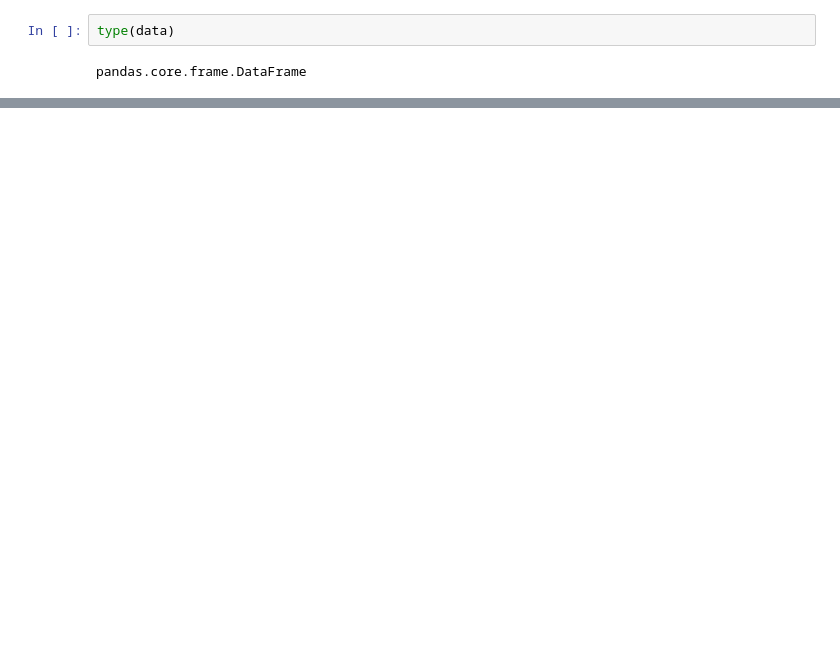
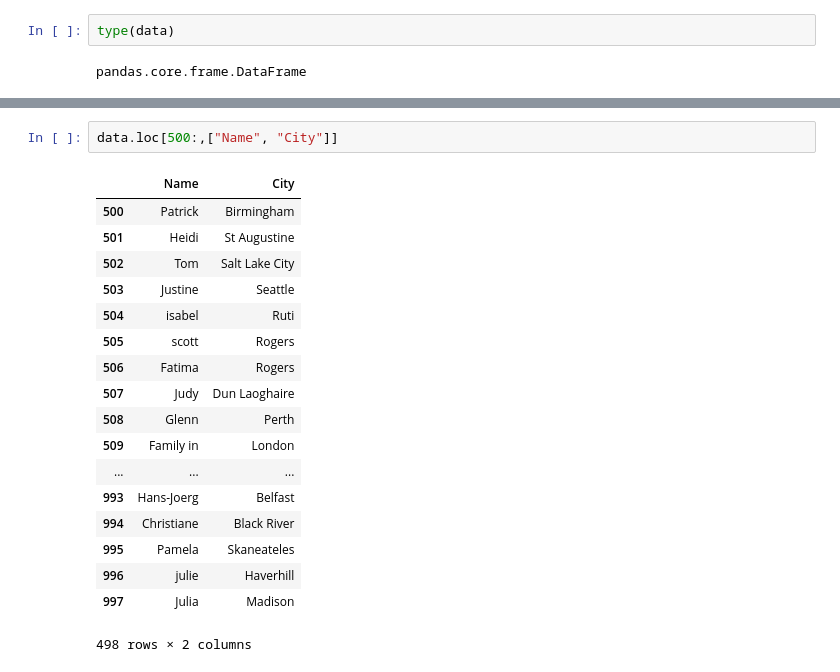
Before and after one commit to ParthasarathySubburaj/Imarticus, a Jupyter notebook: Introduction_To_Python/Python Lecture 4.ipynb, the cells around one changed output, grey strips where cells are left out. Saved outputs shown, nothing was run; the diff lists cells and outputs as text; blank space fills up the shorter version.

```diff
--- a/Introduction_To_Python/Python Lecture 4.ipynb
+++ b/Introduction_To_Python/Python Lecture 4.ipynb
@@ -80,0 +216,21 @@ pandas.core.frame.DataFrame
+# %%
+data.loc[500:,["Name", "City"]]
+# %% [output]
+|  | Name | City |
+| 500 | Patrick | Birmingham |
+| 501 | Heidi | St Augustine |
+| 502 | Tom | Salt Lake City |
+| 503 | Justine | Seattle |
+| 504 | isabel | Ruti |
+| 505 | scott | Rogers |
+| 506 | Fatima | Rogers |
+| 507 | Judy | Dun Laoghaire |
+| 508 | Glenn | Perth |
+| 509 | Family in | London |
+| ... | ... | ... |
+| 993 | Hans-Joerg | Belfast |
+| 994 | Christiane | Black River |
+| 995 | Pamela | Skaneateles |
+| 996 | julie | Haverhill |
+| 997 | Julia | Madison |
+498 rows × 2 columns
```
Also changed, not shown: parts of 58 cells of this notebook, 8 other files.
